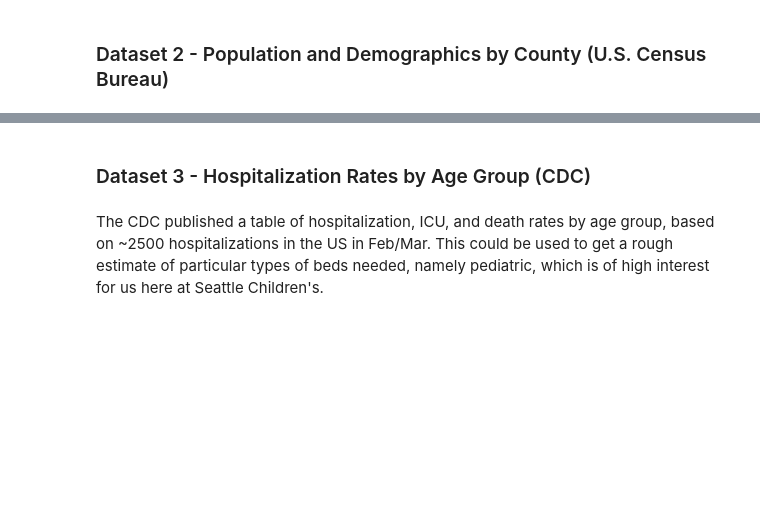
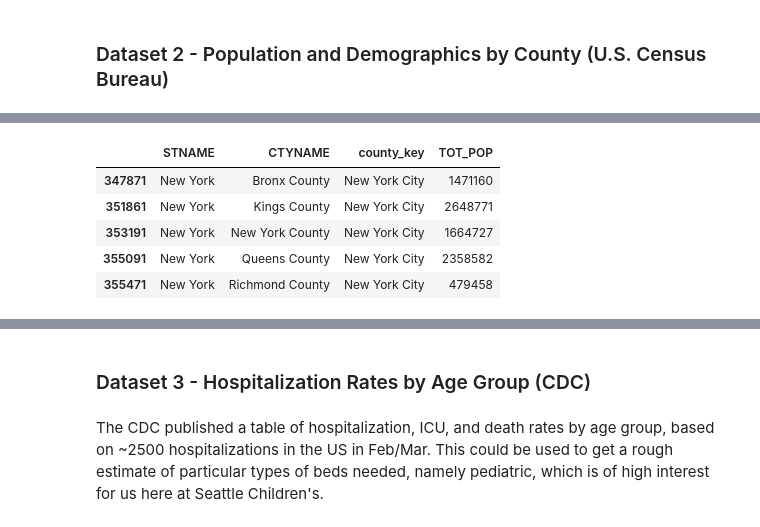
Before and after one commit to amcadie/covid_19_hospitalization_estimate, a Jupyter notebook: covid19_hospitalizations.ipynb, the cells around one changed output, grey strips where cells are left out. Cells and saved outputs as stored; diff of their text form; code cells hidden in the pictures; blank space fills up the shorter version.

```diff
--- a/covid19_hospitalizations.ipynb
+++ b/covid19_hospitalizations.ipynb
@@ -116,0 +152,9 @@ pop = pd.read_csv('https://www2.census.gov/programs-surveys/popest/datasets/2010
+# %%
+pop17.loc[nyc_idx,]
+# %% [output]
+|  | STNAME | CTYNAME | county_key | TOT_POP |
+| 347871 | New York | Bronx County | New York City | 1471160 |
+| 351861 | New York | Kings County | New York City | 2648771 |
+| 353191 | New York | New York County | New York City | 1664727 |
+| 355091 | New York | Queens County | New York City | 2358582 |
+| 355471 | New York | Richmond County | New York City | 479458 |
```
Also changed, not shown: parts of 21 cells of this notebook, 1 other file.
